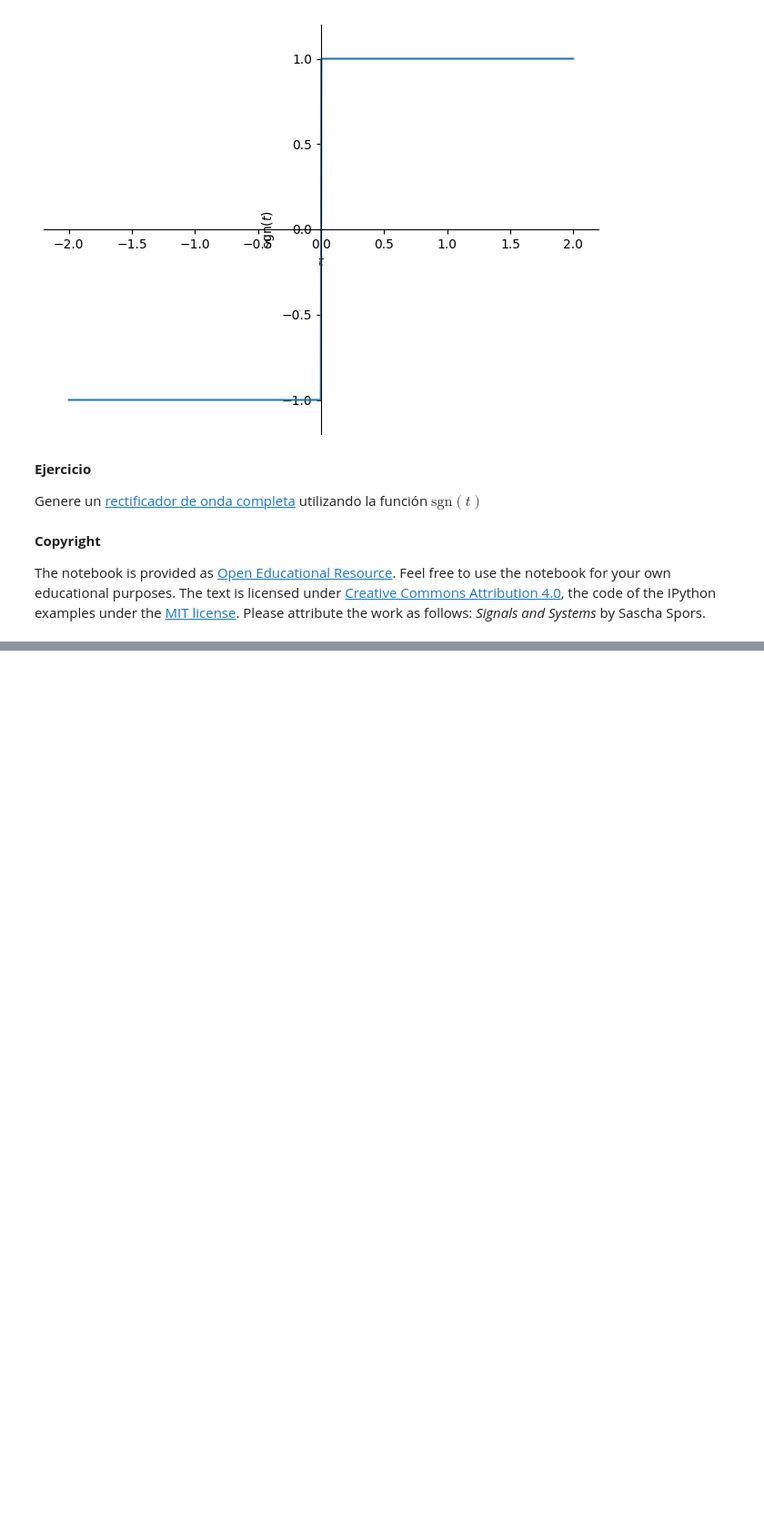
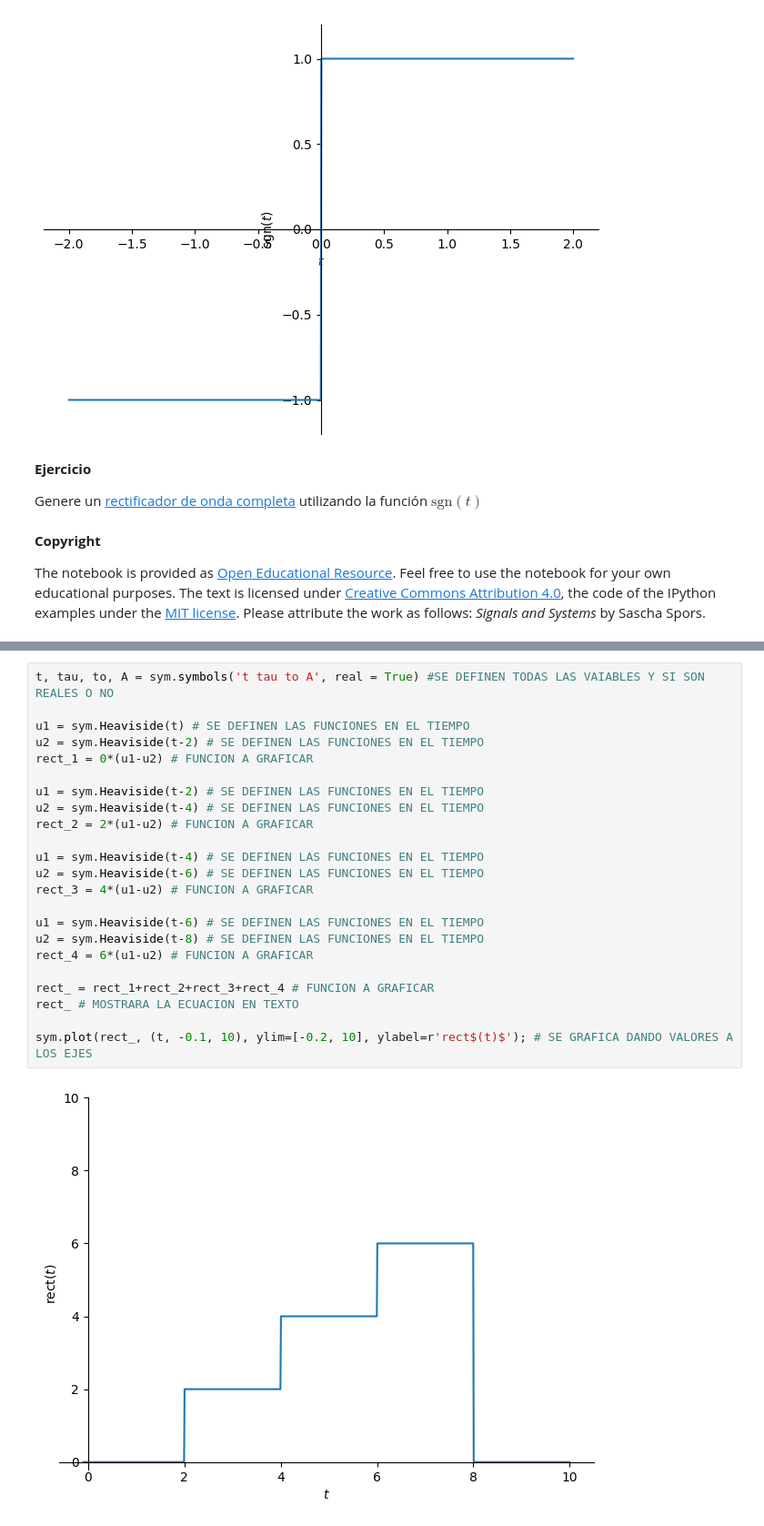
Before and after one commit to kevin-loaiza/senales_y_sistemas, a Jupyter notebook: cuaderno_2.ipynb, the cells around one changed output, grey strips where cells are left out. Shown at 91% size. Cells and saved outputs as stored; diff of their text form; blank space fills up the shorter version.

```diff
--- a/cuaderno_2.ipynb
+++ b/cuaderno_2.ipynb
@@ -316,0 +340,25 @@ The notebook is provided as [Open Educational Resource](https://de.wikipedia.org
+# %%
+t, tau, to, A = sym.symbols('t tau to A', real = True) #SE DEFINEN TODAS LAS VAIABLES Y SI SON REALES O NO
+
+u1 = sym.Heaviside(t) # SE DEFINEN LAS FUNCIONES EN EL TIEMPO
+u2 = sym.Heaviside(t-2) # SE DEFINEN LAS FUNCIONES EN EL TIEMPO
+rect_1 = 0*(u1-u2) # FUNCION A GRAFICAR
+
+u1 = sym.Heaviside(t-2) # SE DEFINEN LAS FUNCIONES EN EL TIEMPO
+u2 = sym.Heaviside(t-4) # SE DEFINEN LAS FUNCIONES EN EL TIEMPO
+rect_2 = 2*(u1-u2) # FUNCION A GRAFICAR
+
+u1 = sym.Heaviside(t-4) # SE DEFINEN LAS FUNCIONES EN EL TIEMPO
+u2 = sym.Heaviside(t-6) # SE DEFINEN LAS FUNCIONES EN EL TIEMPO
+rect_3 = 4*(u1-u2) # FUNCION A GRAFICAR
+
+u1 = sym.Heaviside(t-6) # SE DEFINEN LAS FUNCIONES EN EL TIEMPO
+u2 = sym.Heaviside(t-8) # SE DEFINEN LAS FUNCIONES EN EL TIEMPO
+rect_4 = 6*(u1-u2) # FUNCION A GRAFICAR
+
+rect_ = rect_1+rect_2+rect_3+rect_4 # FUNCION A GRAFICAR
+rect_ # MOSTRARA LA ECUACION EN TEXTO
+
+sym.plot(rect_, (t, -0.1, 10), ylim=[-0.2, 10], ylabel=r'rect$(t)$'); # SE GRAFICA DANDO VALORES A LOS EJES
+# %% [output]
+[figure, added]
```
Also changed, not shown: parts of 5 cells of this notebook.
